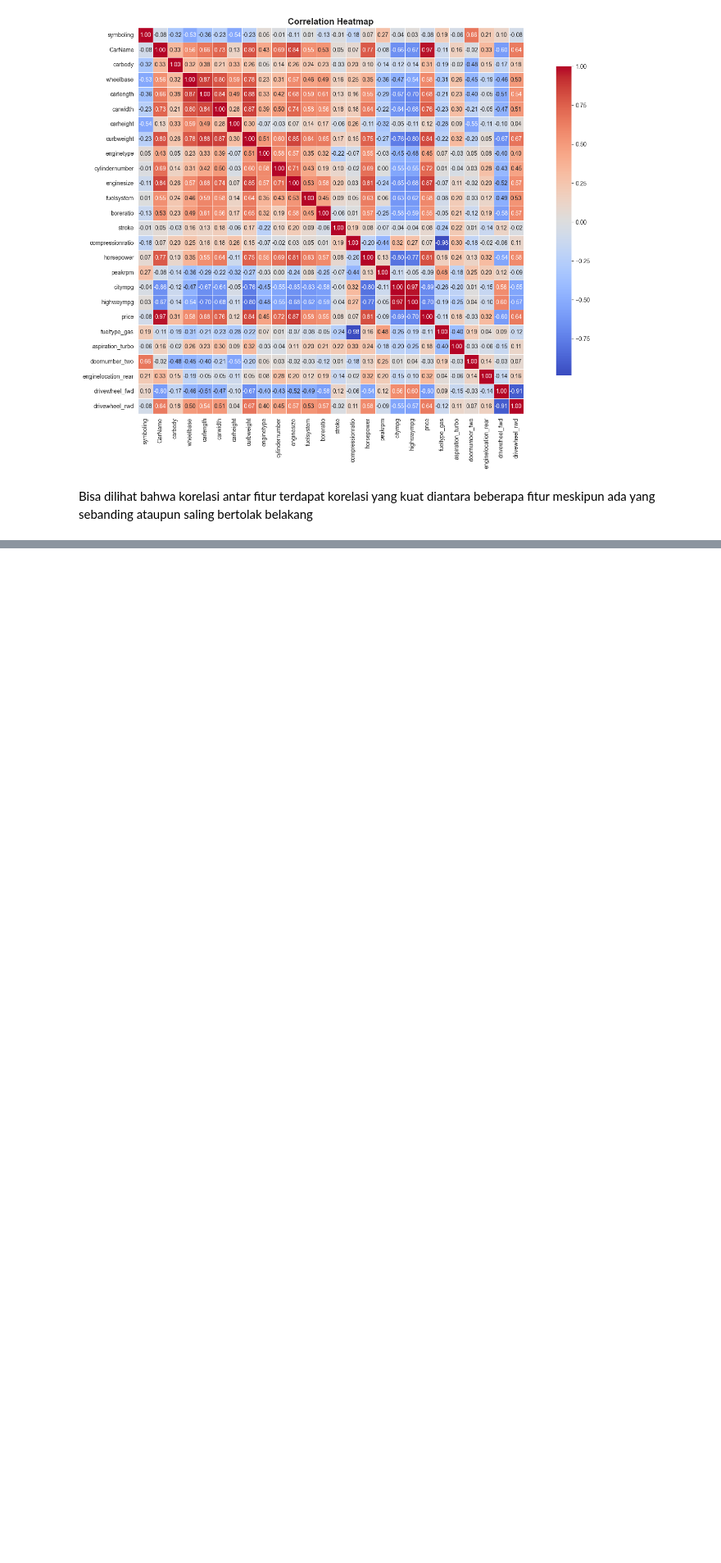
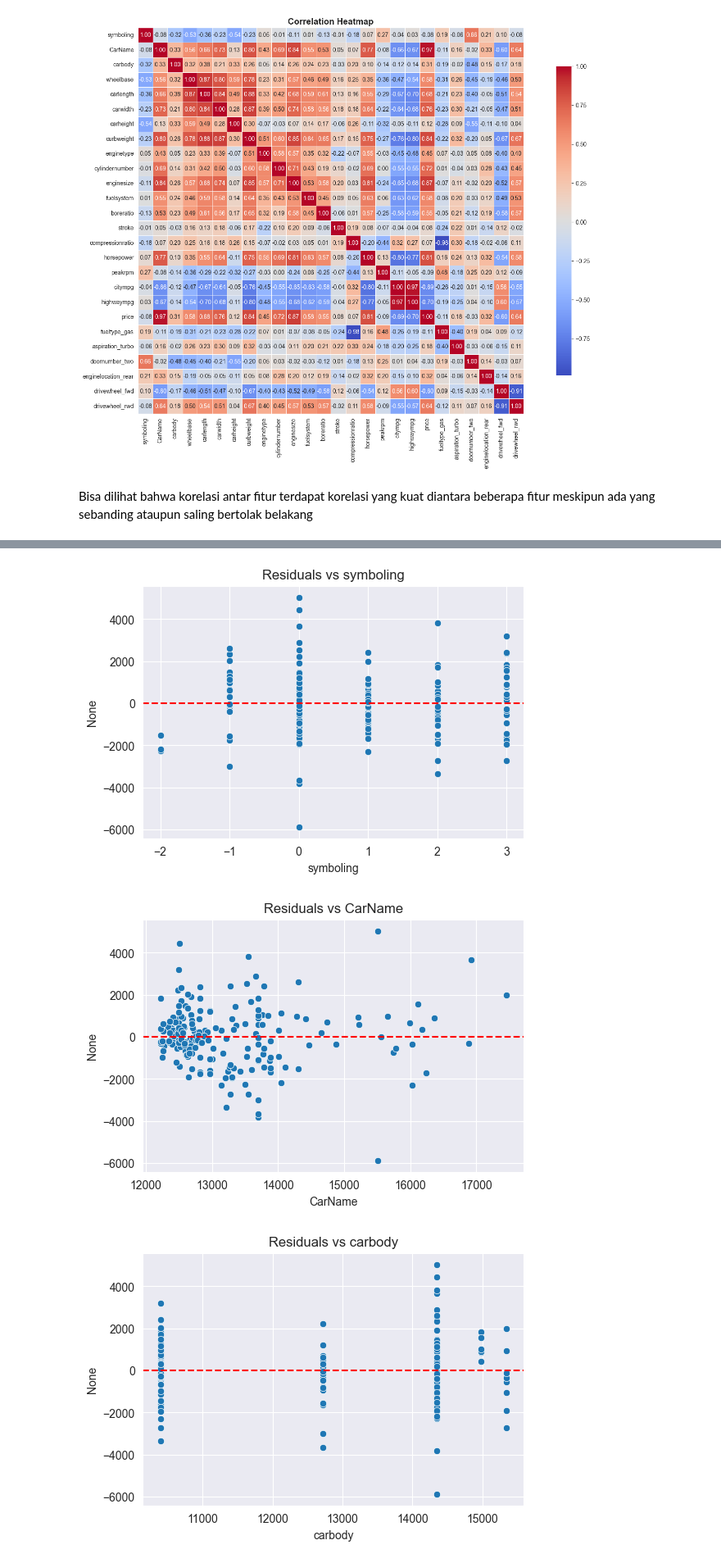
Before and after one commit to diyangraditya/Kuantitative-Data-Research-Analysis, a Jupyter notebook: Notebooks/multiLinearReggression-task2.ipynb, the cells around one changed output, grey strips where cells are left out. Shown at 82% size. Saved outputs shown, nothing was run; the diff lists cells and outputs as text; code cells hidden in the pictures; blank space fills up the shorter version.

```diff
--- a/Notebooks/multiLinearReggression-task2.ipynb
+++ b/Notebooks/multiLinearReggression-task2.ipynb
@@ -339,0 +382,11 @@ Bisa dilihat bahwa korelasi antar fitur terdapat korelasi yang kuat diantara beb
+# %%
+tmi = enco_fix.drop(columns='price')
+tmd = enco_fix['price']
+
+tmi = sm.add_constant(tmi)
+
+vif = pd.DataFrame()
+vif['feature'] = tmi.columns
+vif['VIF'] = [variance_inflation_factor(tmi.values, i) for i in range(len(tmi.columns))]
+
+print(vif)
@@ -339,0 +415,9 @@ Bisa dilihat bahwa korelasi antar fitur terdapat korelasi yang kuat diantara beb
+# %%
+hx = enco_fix.drop(columns='price')
+hy = enco_fix['price']
+
+model = sm.OLS(hy, sm.add_constant(hx)).fit()
+
+bp_test = het_breuschpagan(model.resid, model.model.exog)
+labels = ['Lagrange multiplier statistic', 'p-value', 'f-value', 'f p-value']
+print(dict(zip(labels, bp_test)))
@@ -339,0 +463,13 @@ Bisa dilihat bahwa korelasi antar fitur terdapat korelasi yang kuat diantara beb
+# %%
+ivr = enco_fix.drop(columns='price')
+
+for varr in ivr.columns:
+    plt.figure(figsize=(6, 4))
+    sns.scatterplot(x=enco_fix[varr], y=model.resid)
+    plt.axhline(0, color='r', linestyle='--')
+    plt.title(f'Residuals vs {varr}')
+    plt.show()
+# %% [output]
+[figure, added]
+[figure, added]
+[figure, added]
```
Also changed, not shown: parts of 59 cells of this notebook, 3 other files.
